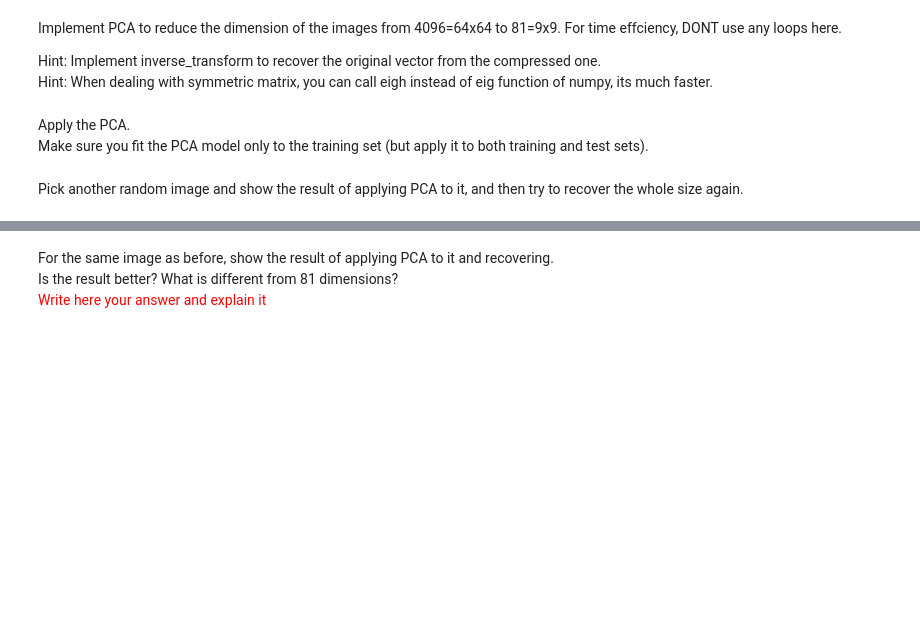
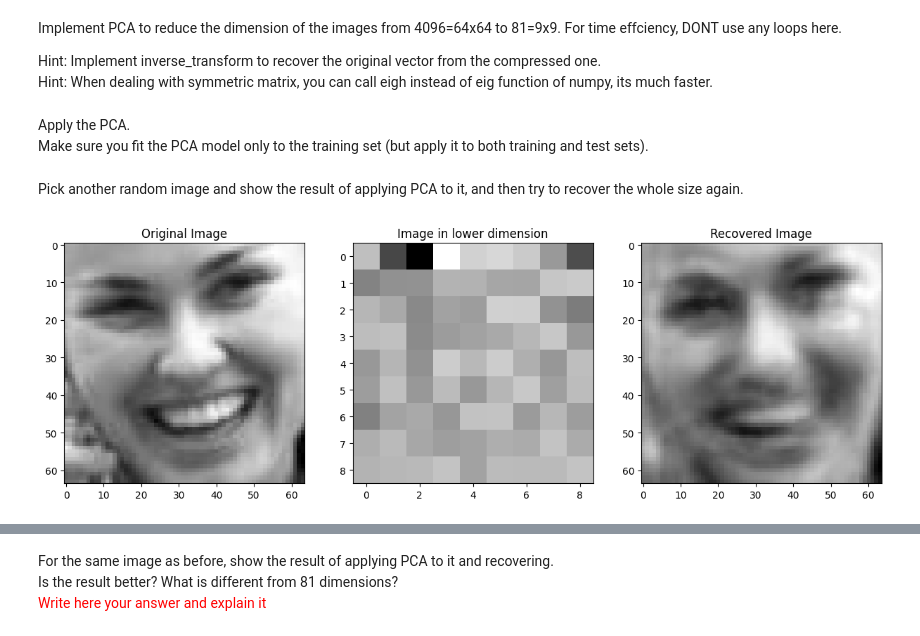
Before and after one commit to samihwar/machine_learning, a Jupyter notebook: HW4_sol.ipynb, the cells around one changed output, grey strips where cells are left out. Saved outputs shown, nothing was run; the diff lists cells and outputs as text; code cells hidden in the pictures; blank space fills up the shorter version.

```diff
--- a/HW4_sol.ipynb
+++ b/HW4_sol.ipynb
@@ -520,3 +535,31 @@ def recover_PCA(data, mu, E):
+# %%
+def PCA_train(data, k):
+	# remove mean and center
+	mu = np.mean(data, axis=0)
+	centered_data = data - mu
+
+	covariance_matrix = np.cov(centered_data, rowvar=False)
+
+	# eigenvalues, eigenvectors = np.linalg.eigh(covariance_matrix)
+	eigenvalues, eigenvectors = np.linalg.eigh(covariance_matrix)
+
+	# now we wanna take the most important ones
+	sorted_indices = np.argsort(eigenvalues)[::-1]
+	sorted_eigenvectors = eigenvectors[:, sorted_indices]
+
+	# get k
+	E = sorted_eigenvectors[:, :k]
+
+	return mu, E
+
+def PCA_test(test, mu, E):
+	scaled_test = test - mu
+	data = np.dot(scaled_test, E)
+	return data
+
+def recover_PCA(data, mu, E):
+	recovered_data = np.dot(data, E.T) + mu
+	return recovered_data
 # %% [markdown]
 Apply the PCA. <br/>
 Make sure you fit the PCA model only to the training set (but apply it to both training and test sets). <br/>
@@ -526,19 +566,32 @@ x_test_new = # Implement here
+# %%
+mu, eig = PCA_train(x_train_flatten, 81)
+x_train_new = PCA_test(x_train_flatten, mu, eig)
+x_test_new = PCA_test(x_test_flatten, mu, eig)
 # %% [markdown]
 Pick another random image and show the result of applying PCA to it, and then try to recover the whole size again.
 # %%
+index = 7
+original_image = x_train[index]
+compressed_image = x_train_new[index].reshape(9, 9)
+recovered_image = recover_PCA(x_train_new[index], mu, eig).reshape(64, 64)
+
+plt.figure(figsize=(15, 5))
+
 plt.subplot(131)
 plt.title("Original Image")
-plt.imshow(None, cmap='gray')
+plt.imshow(original_image, cmap='gray')
 
 plt.subplot(132)
 plt.title("Image in lower dimension")
-plt.imshow(None, cmap='gray')
+plt.imshow(compressed_image, cmap='gray')
 
 plt.subplot(133)
 plt.title("Recovered Image")
-plt.imshow(None, cmap='gray')
+plt.imshow(recovered_image, cmap='gray')
 
 plt.show()
+# %% [output]
+[figure, added]
 # %% [markdown]
 Before training the model, use EIG_CDF, that given eigenvalues, draws a CDF of them like here:<br/><br/>
 
```
Also changed, not shown: parts of 10 cells of this notebook.
